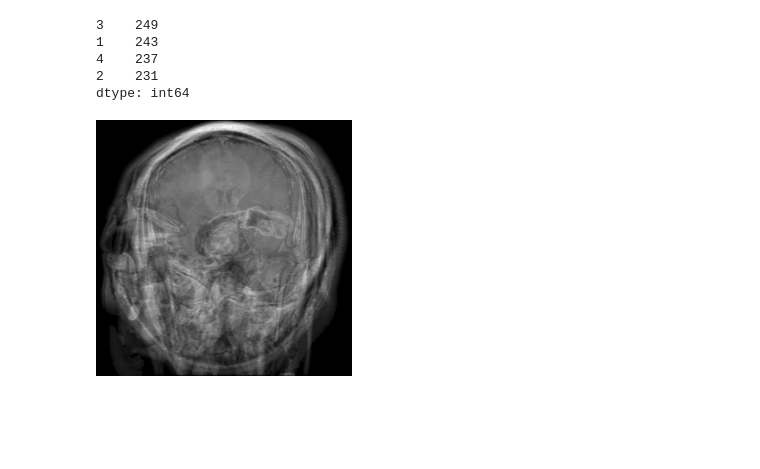
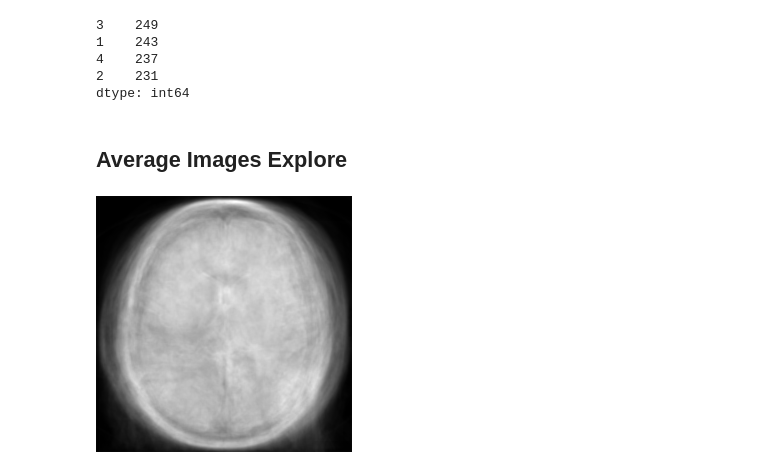
Before and after one commit to vdavis3/207-Final, a Jupyter notebook: Final_Project_Explore.ipynb, the cells around one changed output. Saved outputs shown, nothing was run; the diff lists cells and outputs as text; code cells hidden in the pictures; blank space fills up the shorter version.

Commit message:
added average images to jupyter notebook

```diff
--- a/Final_Project_Explore.ipynb
+++ b/Final_Project_Explore.ipynb
@@ -108,5 +190,5 @@ images[0]
 labels = np.array(labels)
 # %%
 labels_df = pd.DataFrame(labels,
-                   columns=['img_num', 'label'])
+                   columns=['img_num', 'Label'])
 # %%
@@ -146,10 +228,10 @@ It is a crude method to deal with imbalanced data, but it will be good enough fo
 # %%
 np.random.seed(1234)
 
-normal = labels_df[labels_df['label'] == 1]
-glioma = labels_df[labels_df['label'] == 2]
-meningioma = labels_df[labels_df['label'] == 3]
-pituitary = labels_df[labels_df['label'] == 4]
+normal = labels_df[labels_df['Label'] == 1]
+glioma = labels_df[labels_df['Label'] == 2]
+meningioma = labels_df[labels_df['Label'] == 3]
+pituitary = labels_df[labels_df['Label'] == 4]
 
 # randomly draw 400 images from each classes
 temp_normal = list(np.random.choice(
@@ -322,4 +386,10 @@ avg_img = get_avg_image_values(test)
+# %% [markdown]
+## Average Images Explore
+# %%
+norm_x_train = X_train[y_train == 1]
+# %%
+norm_avg = np.mean(norm_x_train, axis = 0)
 # %%
-array_to_img(avg_img)
+array_to_img(norm_avg)
 # %% [output]
-[figure, old version]
+[figure, new version]
```
Also changed, not shown: parts of 18 cells of this notebook.
